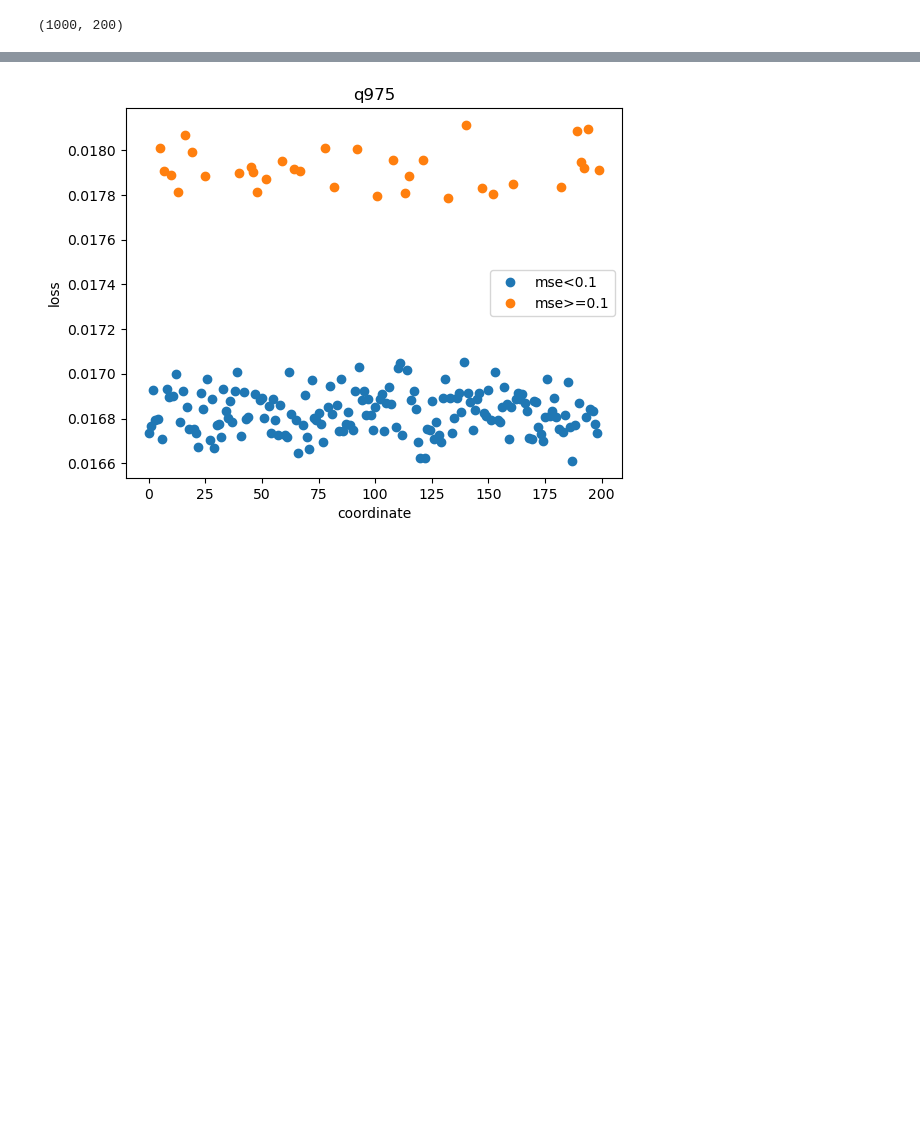
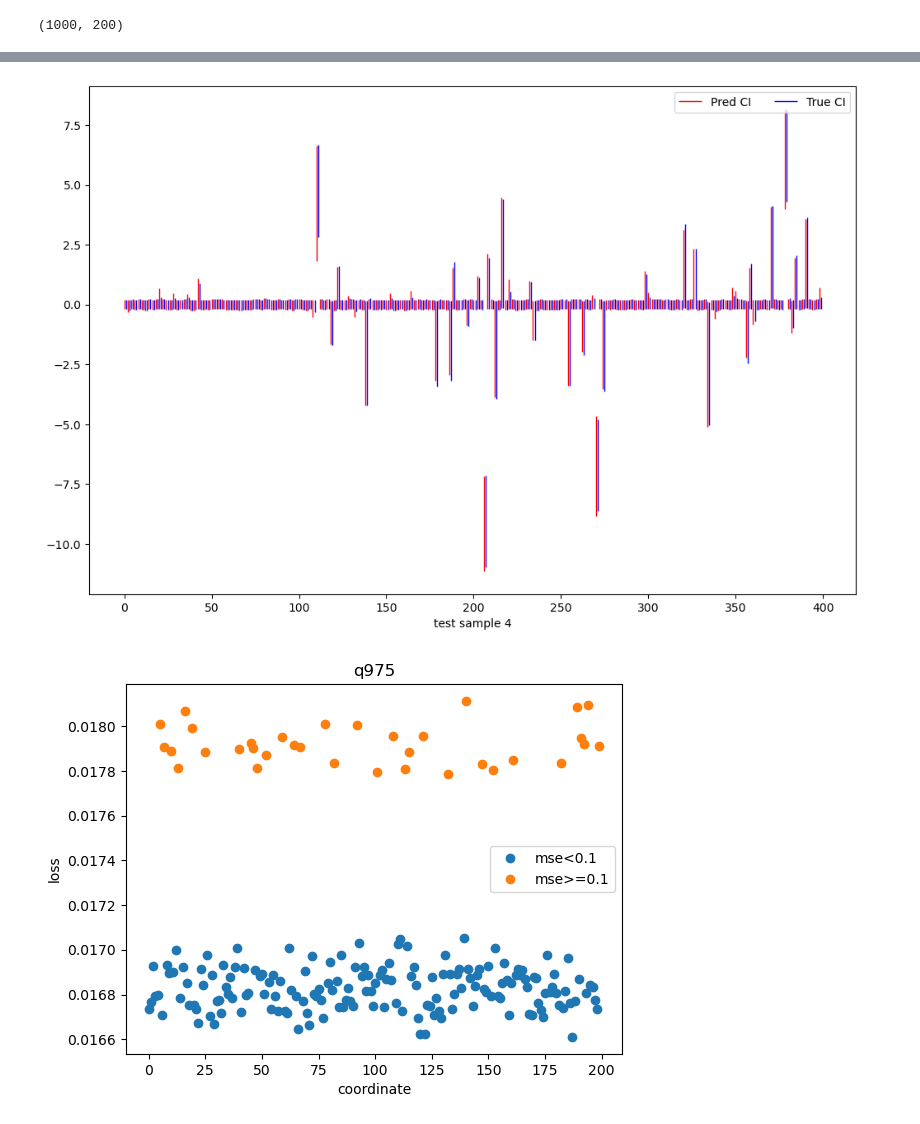
Before and after one commit to glory-99/simulation-based-inference, a Jupyter notebook: res_analysis_x15.ipynb, the cells around one changed output, grey strips where cells are left out. Saved outputs shown, nothing was run; the diff lists cells and outputs as text; code cells hidden in the pictures; blank space fills up the shorter version.

```diff
--- a/res_analysis_x15.ipynb
+++ b/res_analysis_x15.ipynb
@@ -472,3 +548,13 @@ mse_q025 = np.mean((pred_q025 - true_q025)**2, 0)
+# %%
+test_id = 4
+plt.figure(figsize=(12, 8))
+plt.vlines(np.arange(p)*2, pred_q025[test_id], pred_q975[test_id], color='red', alpha=1, lw=1)
+plt.vlines(np.arange(p)*2+1, true_q025[test_id], true_q975[test_id], color='blue', alpha=1, lw=1)
+plt.legend(["Pred CI", 'True CI'], ncol=2)
+plt.xlabel(f'test sample {test_id}')
+plt.show()
+# %% [output]
+[figure, added]
 # %%
 plt.plot(np.where(mse_q025<0.1)[0].reshape(-1), coordinate_loss_q025[-1,np.where(mse_q025<0.1)].reshape(-1), 'o')
 plt.plot(np.where(mse_q025>=0.1)[0].reshape(-1), coordinate_loss_q025[-1, np.where(mse_q025>=0.1)].reshape(-1), 'o')
```
Also changed, not shown: parts of 18 cells of this notebook, 1 other file.
